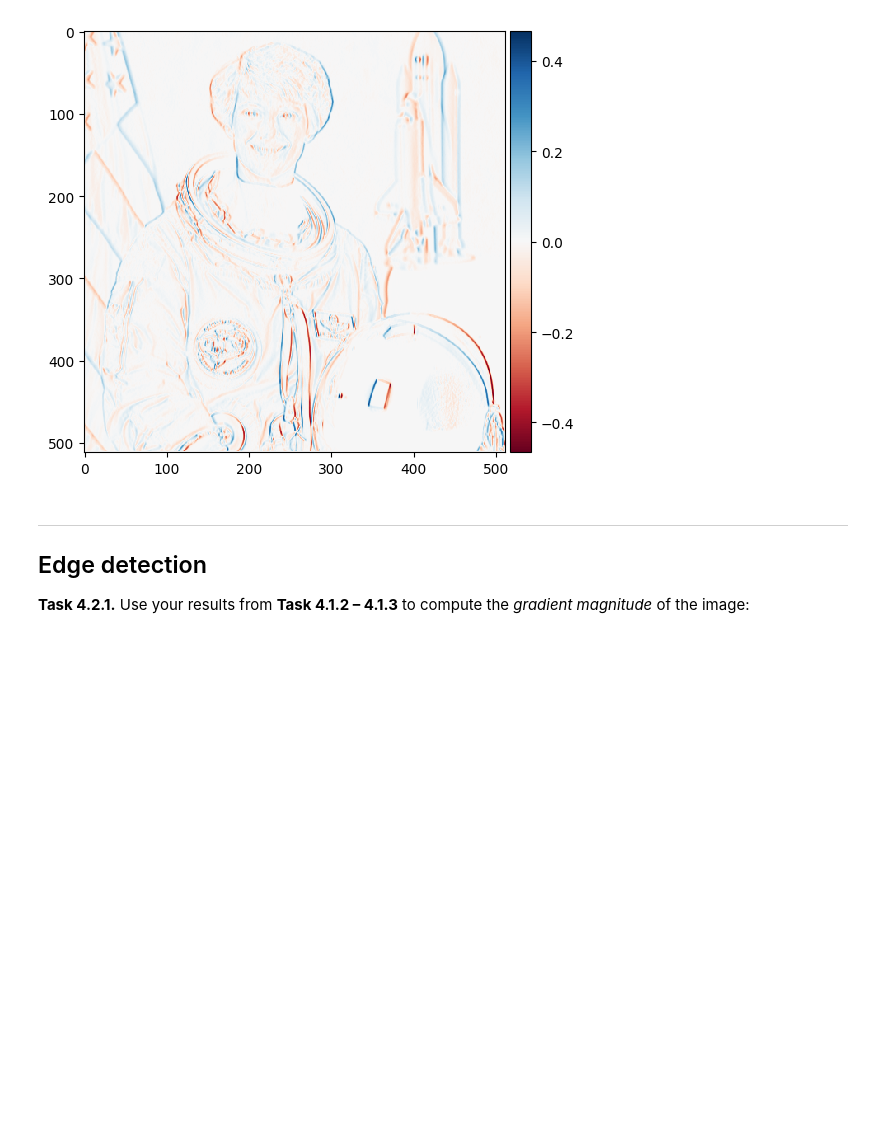
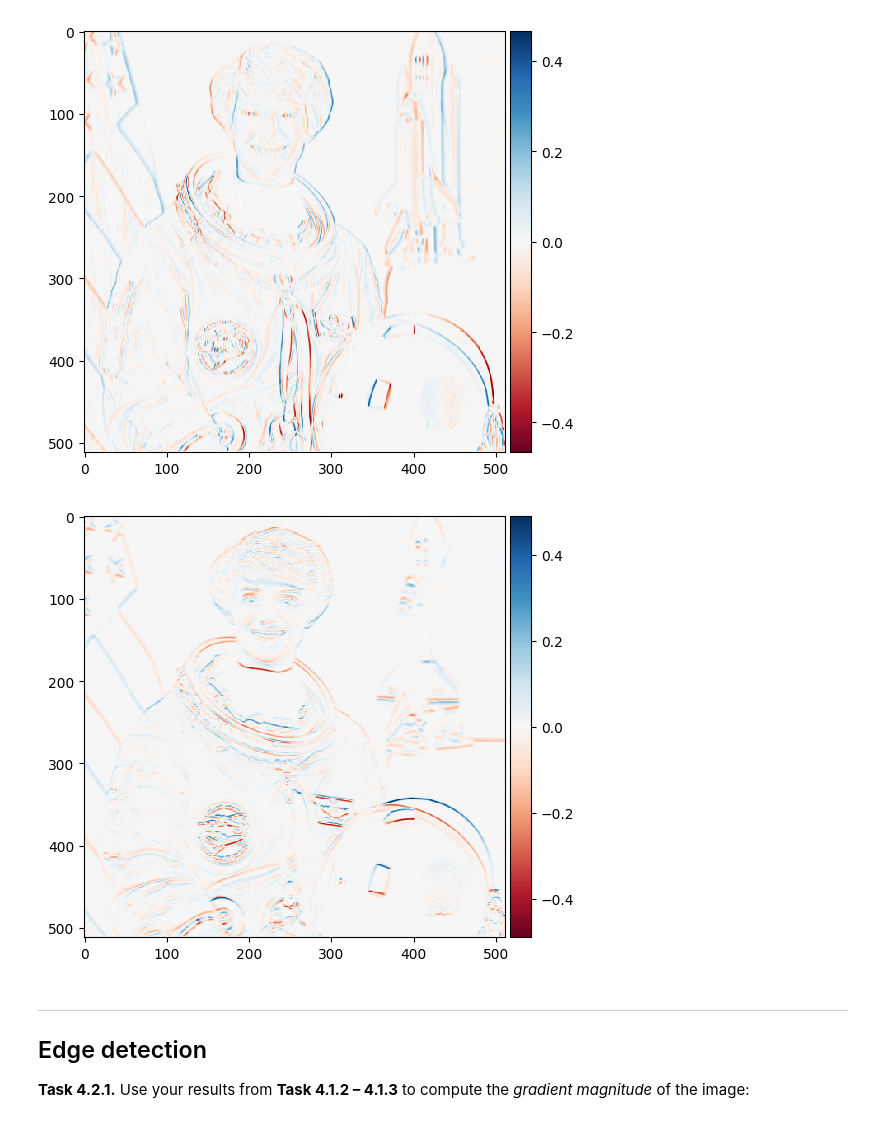
Before and after one commit to rMaximr/mobi-fs3-python, a Jupyter notebook: task4.ipynb, the cells around one changed output. Cells and saved outputs as stored; diff of their text form; code cells hidden in the pictures; blank space fills up the shorter version.

```diff
--- a/task4.ipynb
+++ b/task4.ipynb
@@ -93,5 +93,11 @@ assert numpy.allclose(x, img2, atol=1/255) #Der vergleich funktioniert nicht. Di
 # %% [output]
 [figure]
+# %%
+img3 = skimage.io.imread("data/astronaut_prewitt_v.tiff")
+skimage.io.imshow(img3)
+assert numpy.allclose(y, img3, atol=1/255) # ich habe die koeffizienten +1 und -1 im code vertauscht, jetzt klappt der Vergleich.
+# %% [output]
+[figure, added]
 # %% [markdown]
 ---
 
```
Also changed, not shown: parts of 5 cells of this notebook.
